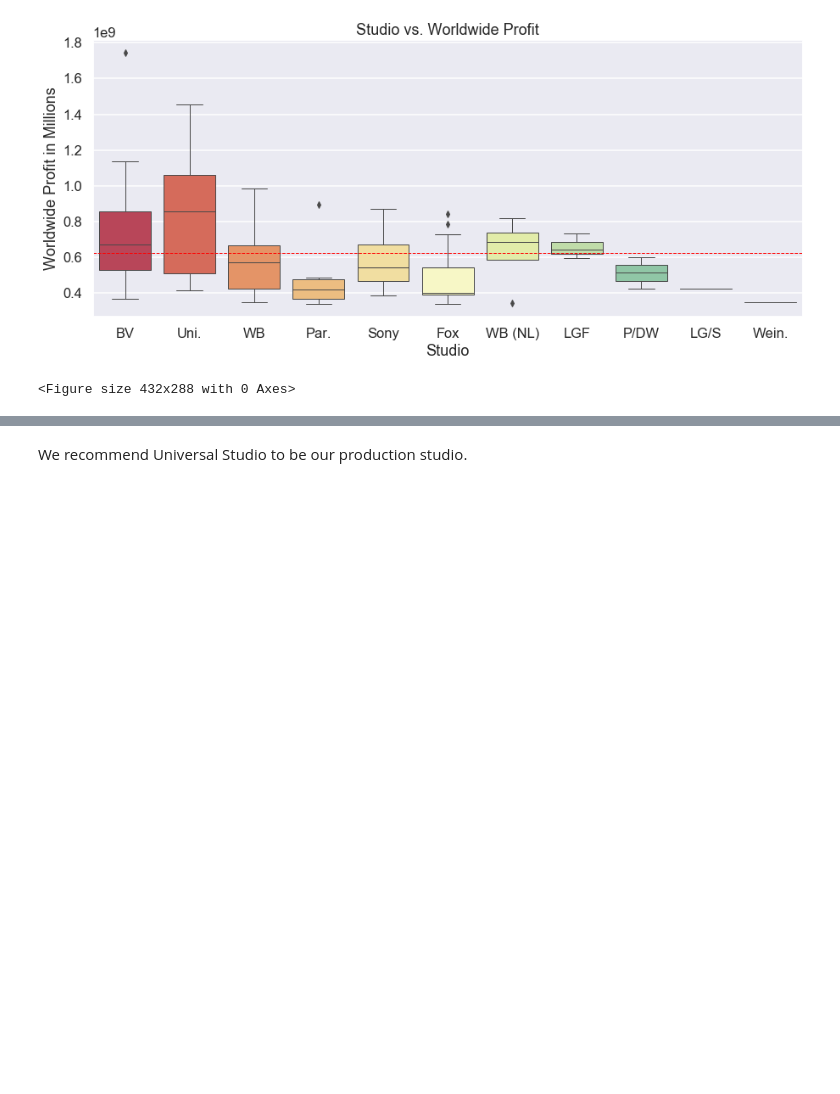
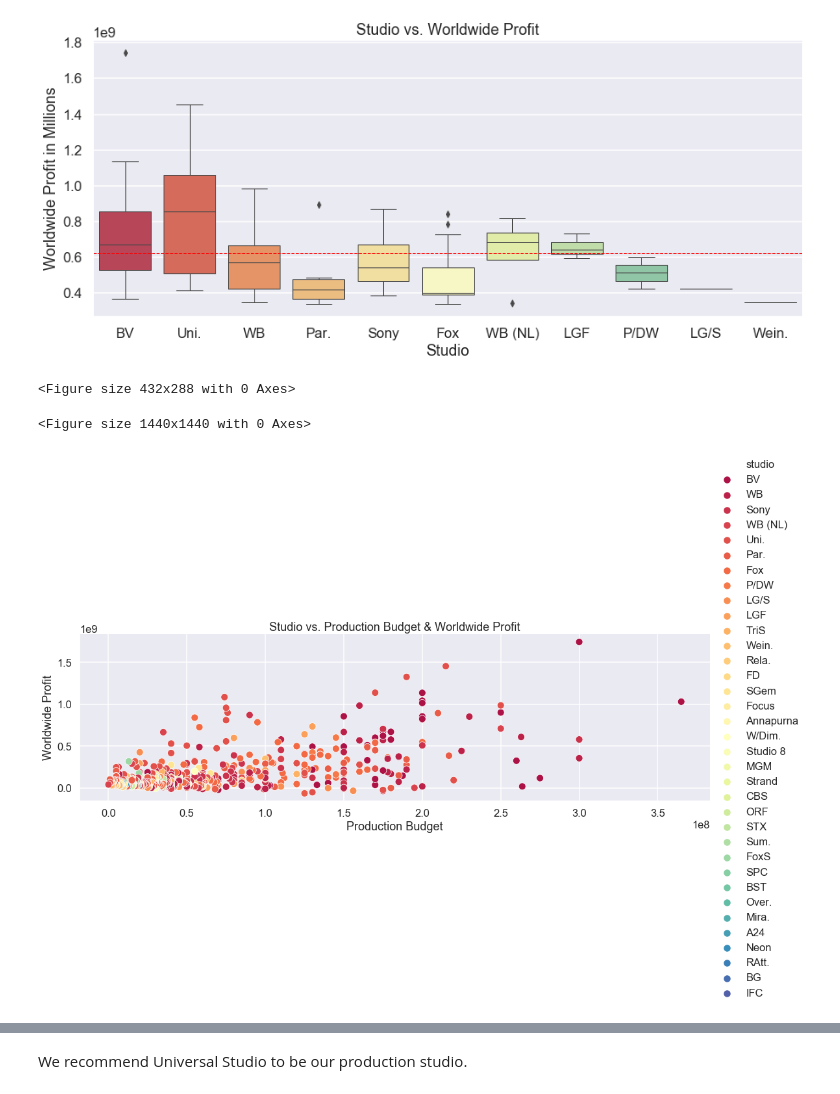
Before and after one commit to baotramduong/Porfolio_Project_The_Movie_Industry, a Jupyter notebook: Part III.B - Data Analysis & Visualization, Actionable Insight, Conclusion & Future Works.ipynb, the cells around one changed output, grey strips where cells are left out. Saved outputs shown, nothing was run; the diff lists cells and outputs as text; code cells hidden in the pictures; blank space fills up the shorter version.

```diff
--- a/Part III.B - Data Analysis & Visualization, Actionable Insight, Conclusion & Future Works.ipynb
+++ b/Part III.B - Data Analysis & Visualization, Actionable Insight, Conclusion & Future Works.ipynb
@@ -408,3 +408,22 @@ plt.show()
 plt.savefig('studio_vs_100_profit')
 # %% [output]
 <Figure size 432x288 with 0 Axes>
+# %%
+#plot all 'studio' with respect to 'production_budget' and 'worldwide_gross'
+plt.figure(figsize = (20, 20))
+sns.relplot(x = 'production_budget',
+            y = 'worldwide_profit',
+            hue = 'studio',
+            data = full_df,
+            s = 120, aspect = 3, palette = 'Spectral')
+
+#set labels
+plt.title('Studio vs. Production Budget & Worldwide Profit')
+plt.xlabel('Production Budget')
+plt.ylabel('Worldwide Profit')
+
+#show
+plt.show()
+# %% [output]
+<Figure size 1440x1440 with 0 Axes>
+[figure, added]
```
Also changed, not shown: parts of 4 cells of this notebook.
